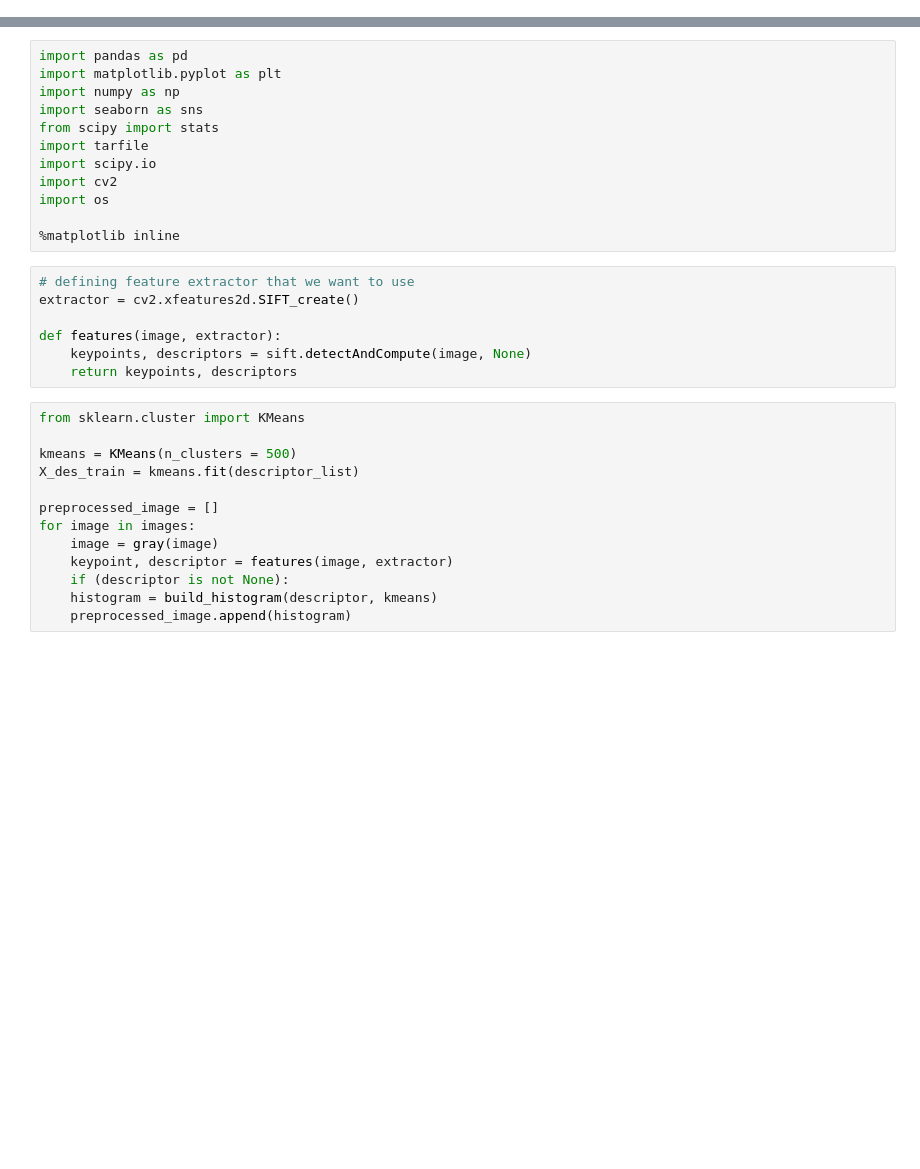
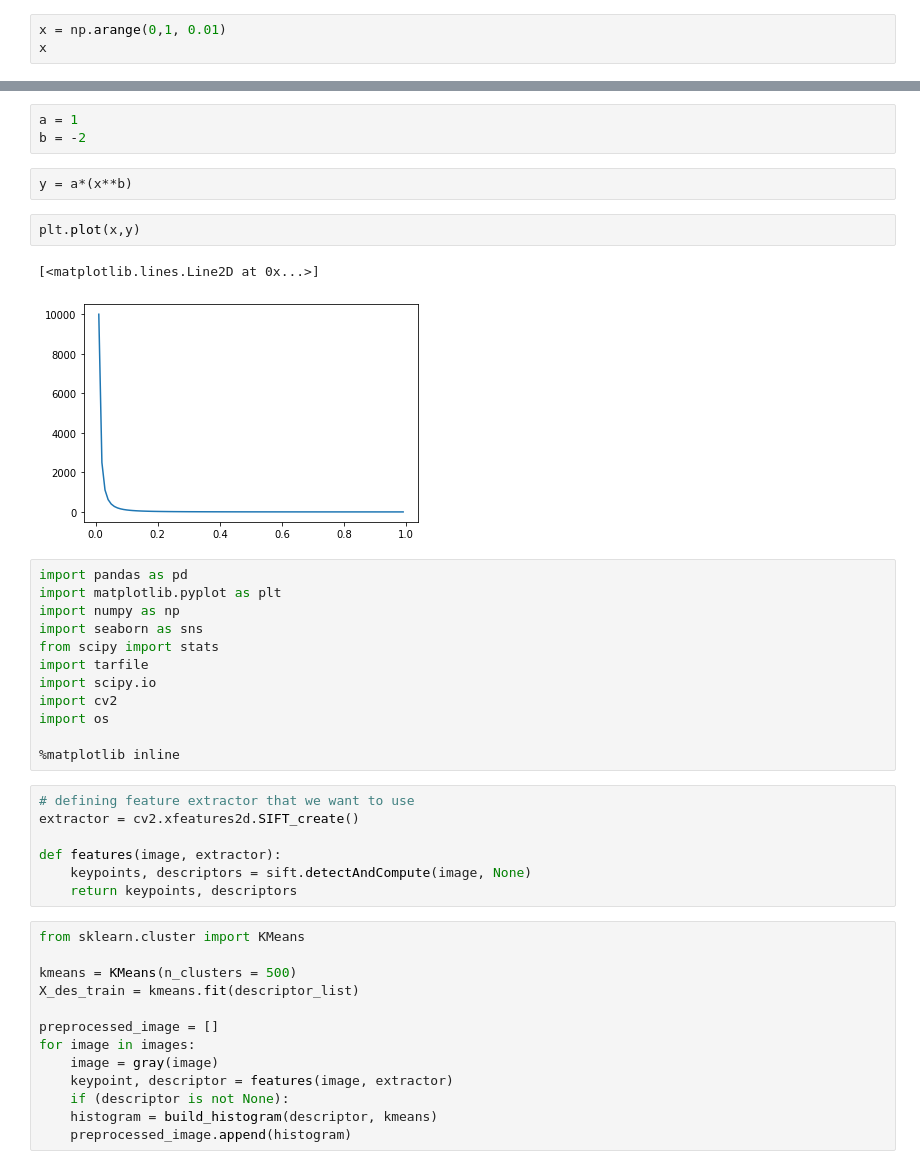
Before and after one commit to celiabayet/Dogs, a Jupyter notebook: code/notebooks/Untitled.ipynb, the cells around one changed output, grey strips where cells are left out. Saved outputs shown, nothing was run; the diff lists cells and outputs as text; blank space fills up the shorter version.

```diff
--- a/code/notebooks/Untitled.ipynb
+++ b/code/notebooks/Untitled.ipynb
@@ -0,0 +9,3 @@
+# %%
+x = np.arange(0,1, 0.01)
+x
@@ -1,3 +23,13 @@
+# %%
+a = 1
+b = -2
+# %%
+y = a*(x**b)
+# %%
+plt.plot(x,y)
+# %% [output]
+[<matplotlib.lines.Line2D at 0x...>]
+[figure, added]
 # %%
 import pandas as pd
 import matplotlib.pyplot as plt
```
Also changed, not shown: parts of 3 cells of this notebook, 2 other files.
